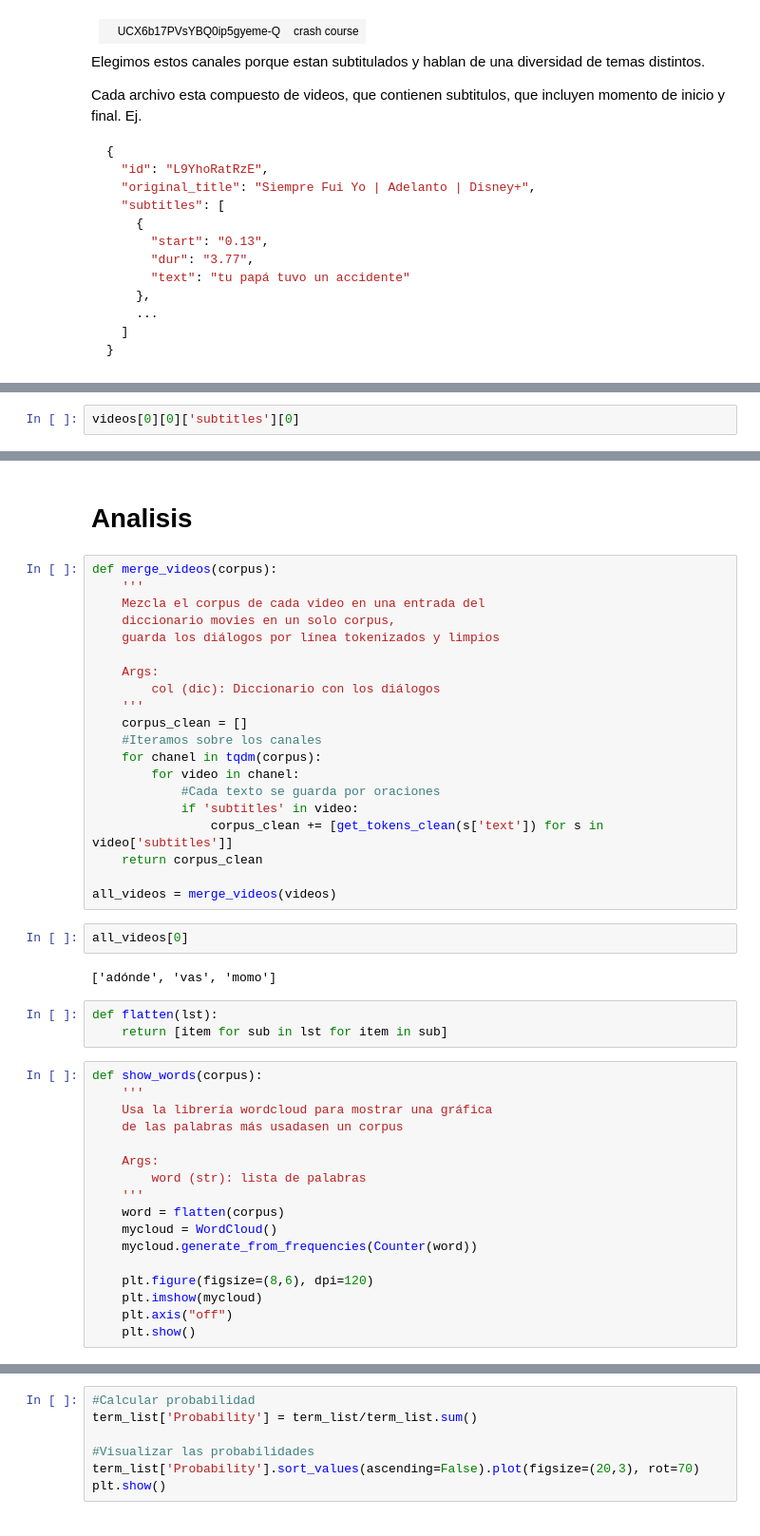
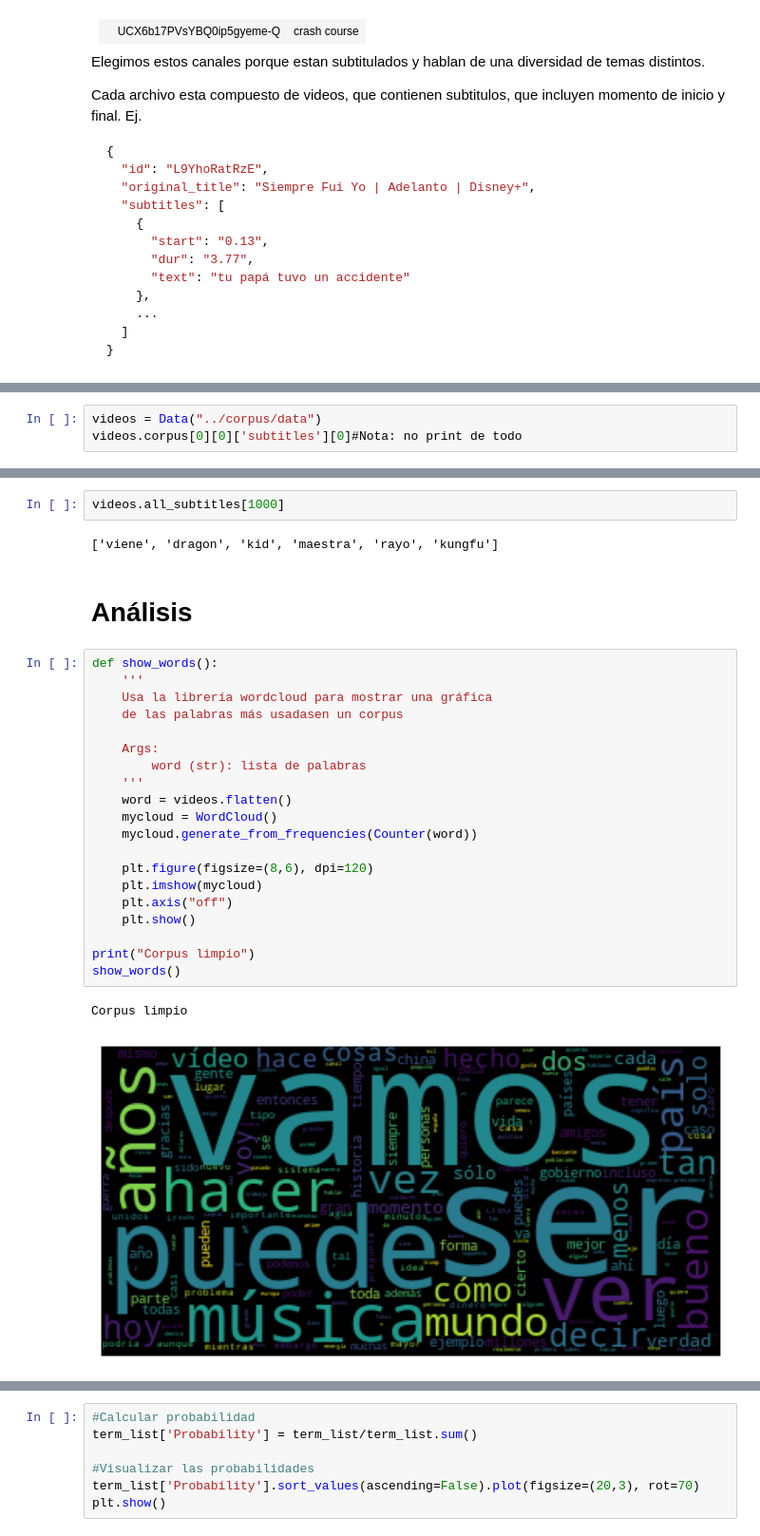
Before and after one commit to KarlaDSJ/PlayPhrase2.0, a Jupyter notebook: notebooks/Estadisticas.ipynb, the cells around one changed output, grey strips where cells are left out. Shown at 95% size. Drawn from its saved outputs; the diff is of its cells as text.

```diff
--- a/notebooks/Estadisticas.ipynb
+++ b/notebooks/Estadisticas.ipynb
@@ -84,3 +56,4 @@ videos = get_txt("../corpus/data")#Nota: no print de todo
 # %%
-videos[0][0]['subtitles'][0]
+videos = Data("../corpus/data")
+videos.corpus[0][0]['subtitles'][0]#Nota: no print de todo
 # %% [output]
@@ -137,46 +67,29 @@ pickle.dump(tokenize_videos, open("../pkl/clean_videos.pkl", "wb"))
+# %%
+videos.all_subtitles[1000]
+# %% [output]
+['viene', 'dragon', 'kid', 'maestra', 'rayo', 'kungfu']
 # %% [markdown]
-# Analisis
+# Análisis
-# %%
-def merge_videos(corpus):
-    '''
-    Mezcla el corpus de cada video en una entrada del
-    diccionario movies en un solo corpus,
-    guarda los diálogos por línea tokenizados y limpios
-
-    Args:
-        col (dic): Diccionario con los diálogos
-    '''
-    corpus_clean = []
-    #Iteramos sobre los canales
-    for chanel in tqdm(corpus):
-        for video in chanel:
-            #Cada texto se guarda por oraciones
-            if 'subtitles' in video:
-                corpus_clean += [get_tokens_clean(s['text']) for s in video['subtitles']]
-    return corpus_clean
-
-all_videos = merge_videos(videos)
-# %%
-all_videos[0]
-# %% [output]
-['adónde', 'vas', 'momo']
-# %%
-def flatten(lst):
-    return [item for sub in lst for item in sub]
 # %%
-def show_words(corpus):
+def show_words():
     '''
     Usa la librería wordcloud para mostrar una gráfica
     de las palabras más usadasen un corpus
 
     Args:
         word (str): lista de palabras
     '''
-    word = flatten(corpus)
+    word = videos.flatten()
     mycloud = WordCloud()
     mycloud.generate_from_frequencies(Counter(word))
 
     plt.figure(figsize=(8,6), dpi=120)
     plt.imshow(mycloud)
     plt.axis("off")
     plt.show()
+
+print("Corpus limpio")
+show_words()
+# %% [output]
+Corpus limpio
+[figure, added]
```
Also changed, not shown: parts of 15 cells of this notebook, 8 other files.
